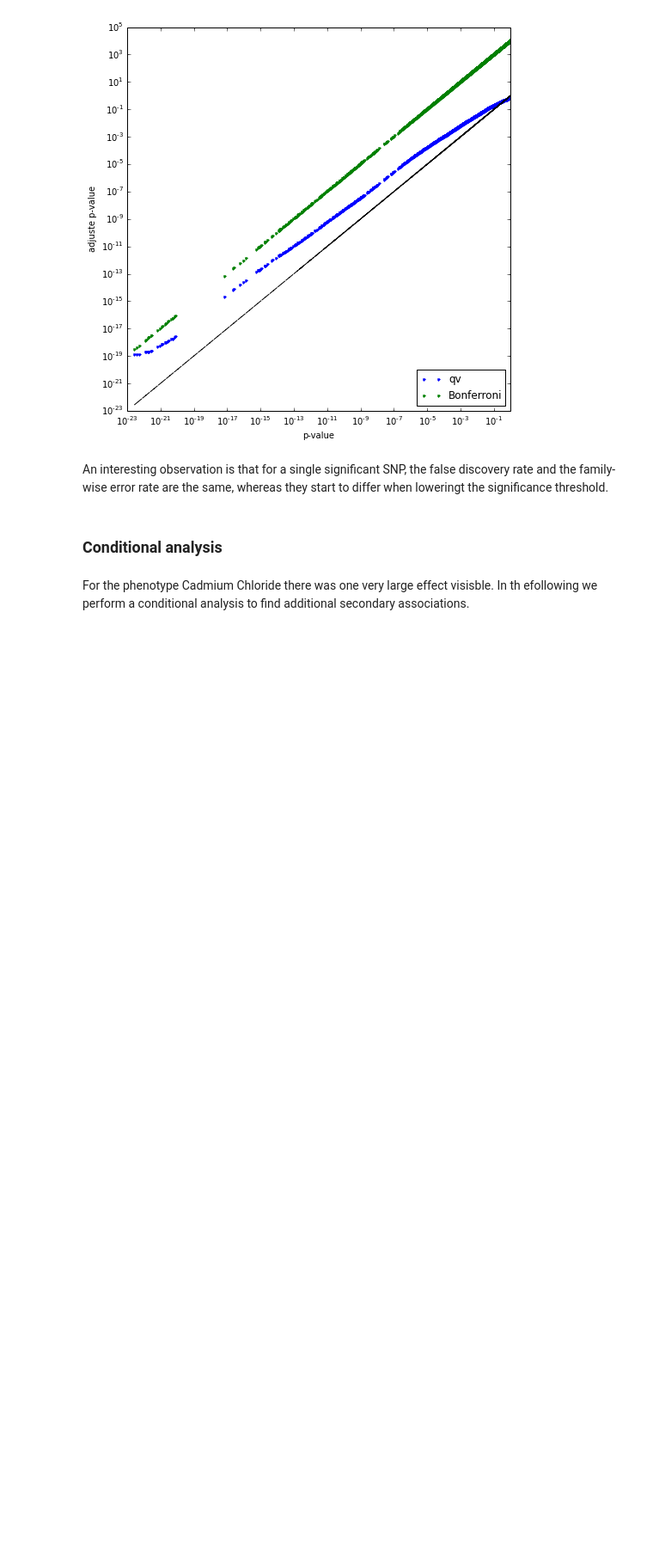
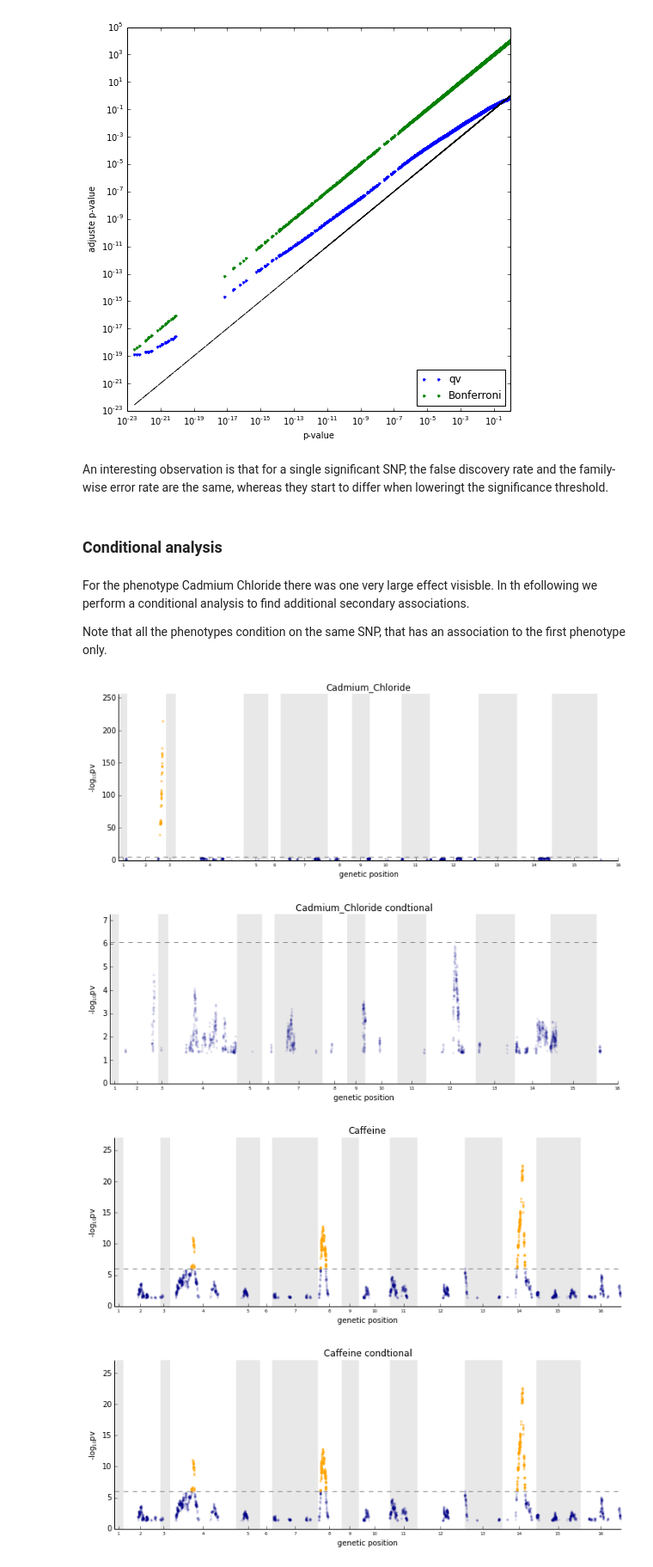
Before and after one commit to PMBio/limix-tutorials, a Jupyter notebook: linear_regression_FDR/QTL_mapping1.ipynb, the cells around one changed output. Shown at 86% size. Drawn from its saved outputs; the diff is of its cells as text; code cells hidden in the pictures; blank space fills up the shorter version.

```diff
--- a/linear_regression_FDR/QTL_mapping1.ipynb
+++ b/linear_regression_FDR/QTL_mapping1.ipynb
@@ -393,3 +393,32 @@ An interesting observation is that for a single significant SNP, the false disco
 ### Conditional analysis
 # %% [markdown]
 For the phenotype Cadmium Chloride there was one very large effect visisble. In th efollowing we perform a conditional analysis to find additional secondary associations.
+
+Note that all the phenotypes condition on the same SNP, that has an association to the first phenotype only.
+# %%
+#create a matrix of covariates, one being the SNP to condition on
+#and a constant vector of ones representing the bias term.
+imax = lm.pvalues[0].argmin()
+
+covars_conditional=np.concatenate((snps[sample_idx,imax:imax+1],np.ones((phenotype_vals.values.shape[0],1))),1)
+
+
+#run linear regression on each SNP
+lm_conditional = qtl.test_lm(snps=snps[sample_idx],pheno=phenotype_vals.values,covs=covars_conditional)
+
+#convert P-values to a DataFrame for nice output writing:
+pvalues_lm_conditional = pd.DataFrame(data=lm_conditional.pvalues.T,index=dataset.geno_ID,
+                       columns=phenotype_ID)
+# %%
+for ip, p_ID in enumerate(dataset.phenotype_ID[0:P_max]):
+    pl.figure(figsize=[12,4])
+    plot_manhattan(posCum=position['pos_cum'],pv=pvalues_lm[p_ID].values,chromBounds=chromBounds,thr_plotting=0.05)
+    pl.title(p_ID)
+    pl.figure(figsize=[12,4])
+    plot_manhattan(posCum=position['pos_cum'],pv=pvalues_lm_conditional[p_ID].values,chromBounds=chromBounds,thr_plotting=0.05)
+    pl.title(p_ID+" condtional")
+# %% [output]
+[figure, added]
+[figure, added]
+[figure, added]
+[figure, added]
```
Also changed, not shown: parts of 3 cells of this notebook.
